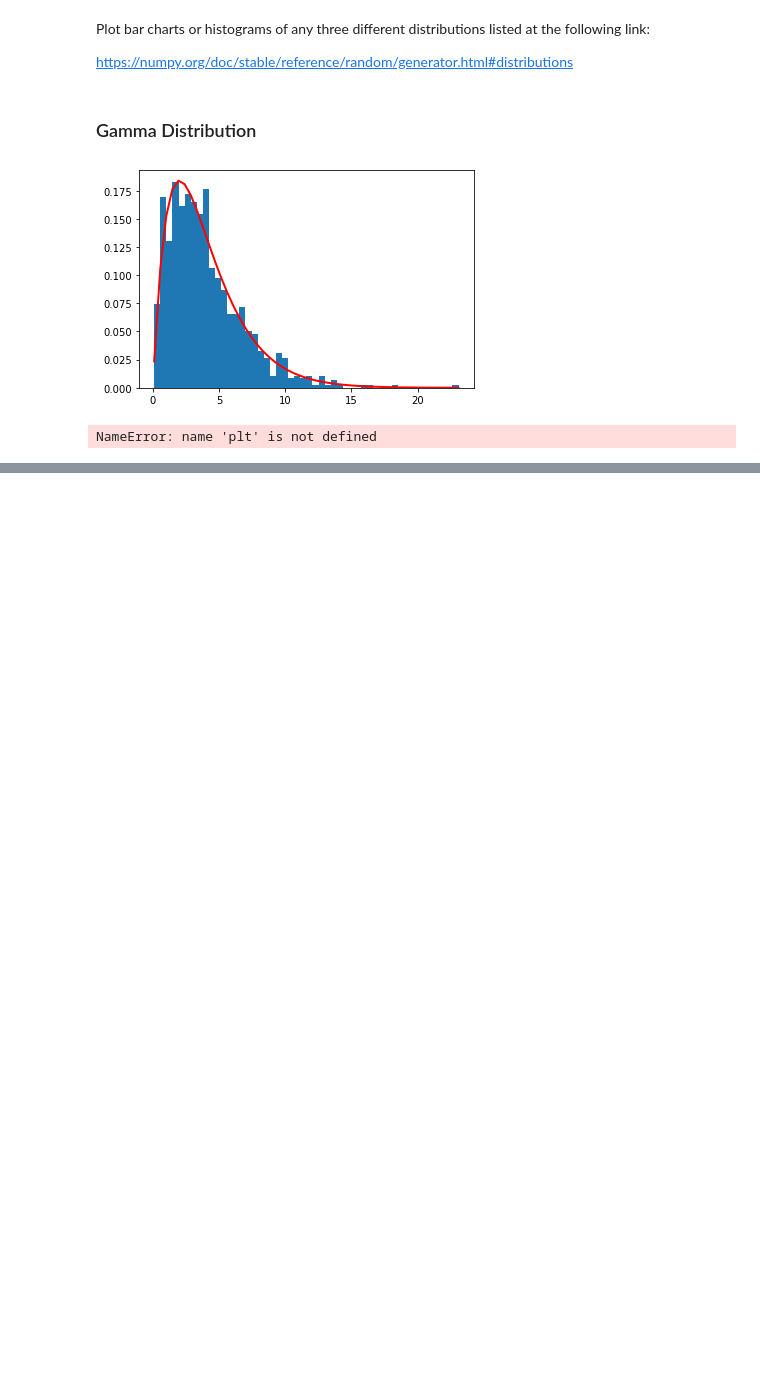
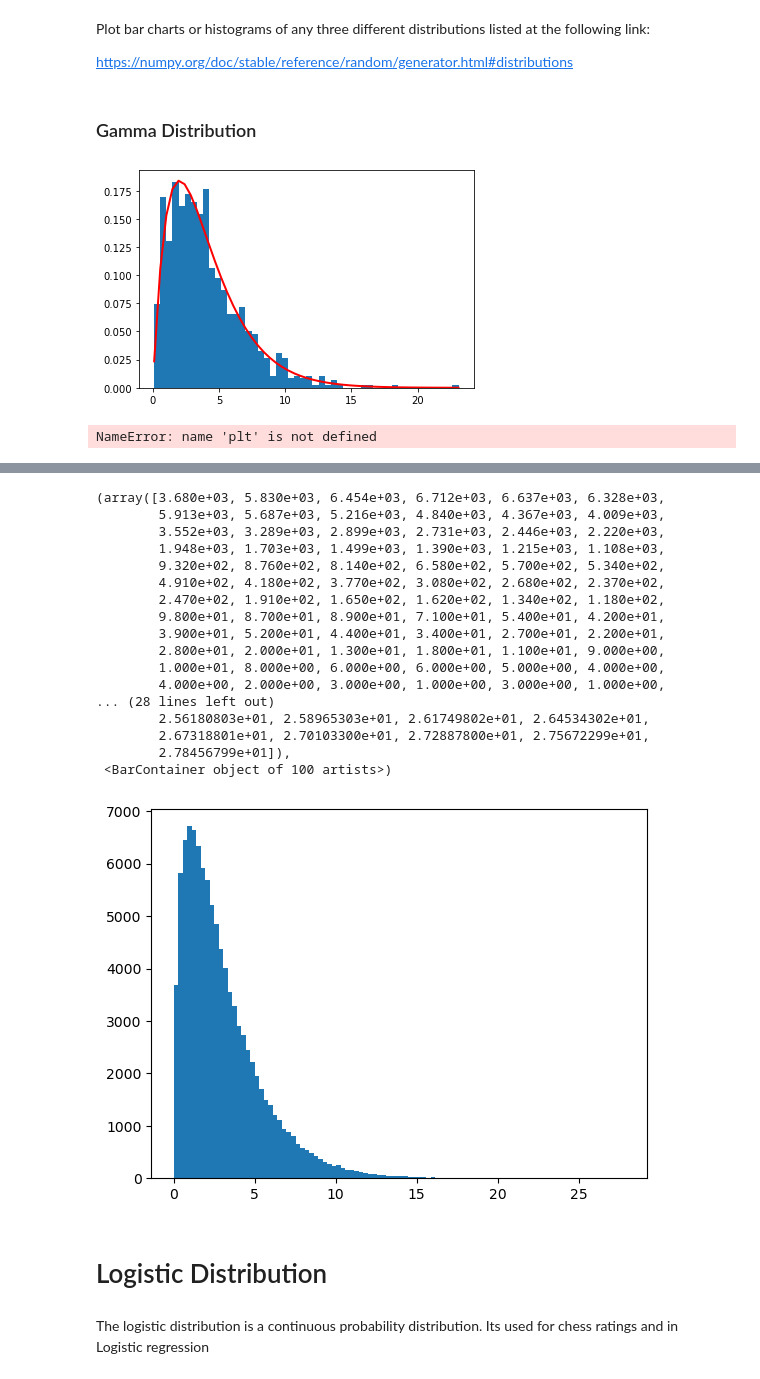
Before and after one commit to loughjo/funddata-assessment, a Jupyter notebook: exercises/02-randomness-exercises.ipynb, the cells around one changed output, grey strips where cells are left out. Saved outputs shown, nothing was run; the diff lists cells and outputs as text; code cells hidden in the pictures; blank space fills up the shorter version.

```diff
--- a/exercises/02-randomness-exercises.ipynb
+++ b/exercises/02-randomness-exercises.ipynb
@@ -343,0 +448,33 @@ ax.hist(samples_2, bins=100)
+# %%
+# degrees of freedon = 25, size = 100000
+chisquareSamples = rng.chisquare(3, 100000)
+# %%
+# Create a figure.
+fig, ax = plt.subplots()
+
+# Create histogram.
+ax.hist(chisquareSamples, bins=100)
+# %% [output]
+(array([3.680e+03, 5.830e+03, 6.454e+03, 6.712e+03, 6.637e+03, 6.328e+03,
+        5.913e+03, 5.687e+03, 5.216e+03, 4.840e+03, 4.367e+03, 4.009e+03,
+        3.552e+03, 3.289e+03, 2.899e+03, 2.731e+03, 2.446e+03, 2.220e+03,
+        1.948e+03, 1.703e+03, 1.499e+03, 1.390e+03, 1.215e+03, 1.108e+03,
+        9.320e+02, 8.760e+02, 8.140e+02, 6.580e+02, 5.700e+02, 5.340e+02,
+        4.910e+02, 4.180e+02, 3.770e+02, 3.080e+02, 2.680e+02, 2.370e+02,
+        2.470e+02, 1.910e+02, 1.650e+02, 1.620e+02, 1.340e+02, 1.180e+02,
+        9.800e+01, 8.700e+01, 8.900e+01, 7.100e+01, 5.400e+01, 4.200e+01,
+        3.900e+01, 5.200e+01, 4.400e+01, 3.400e+01, 2.700e+01, 2.200e+01,
+        2.800e+01, 2.000e+01, 1.300e+01, 1.800e+01, 1.100e+01, 9.000e+00,
+        1.000e+01, 8.000e+00, 6.000e+00, 6.000e+00, 5.000e+00, 4.000e+00,
+        4.000e+00, 2.000e+00, 3.000e+00, 1.000e+00, 3.000e+00, 1.000e+00,
+... (28 lines left out)
+        2.56180803e+01, 2.58965303e+01, 2.61749802e+01, 2.64534302e+01,
+        2.67318801e+01, 2.70103300e+01, 2.72887800e+01, 2.75672299e+01,
+        2.78456799e+01]),
+ <BarContainer object of 100 artists>)
+[figure, added]
+# %% [markdown]
+# Logistic Distribution
+# %% [markdown]
+The logistic distribution is a continuous probability distribution.
+Its used for chess ratings and in Logistic regression
```
Also changed, not shown: parts of 49 cells of this notebook.
